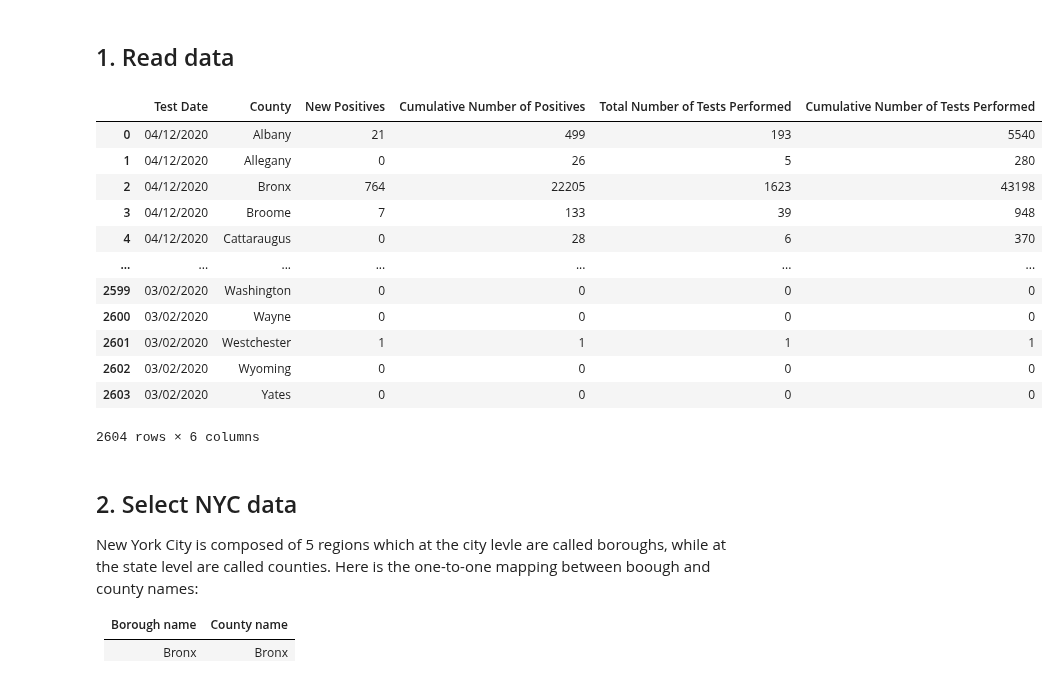
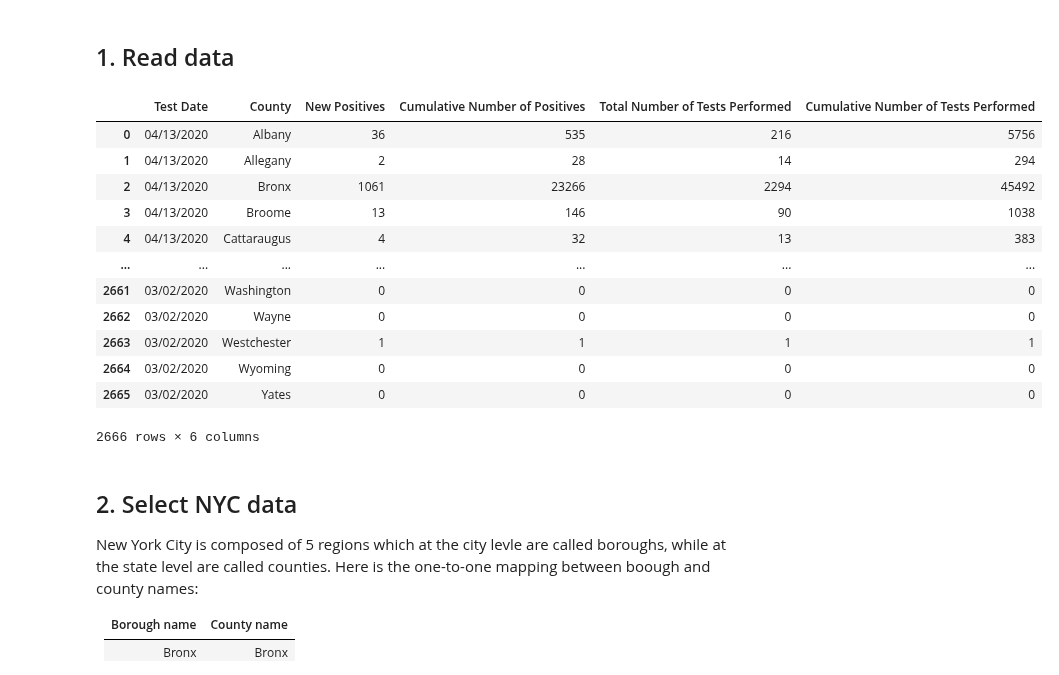
Before and after one commit to carlos-afonso/COVID-19, a Jupyter notebook: notebooks/nyc-covid-19-tests-cases.ipynb, the cells around one changed output. Saved outputs shown, nothing was run; the diff lists cells and outputs as text; code cells hidden in the pictures.

```diff
--- a/notebooks/nyc-covid-19-tests-cases.ipynb
+++ b/notebooks/nyc-covid-19-tests-cases.ipynb
@@ -21,23 +22,25 @@ import pandas as pd
 # %% [markdown]
 ## 1. Read data
 # %%
+source_str = "Sources: Data: health.data.ny.gov - Chart: carlos-afonso.github.io/COVID-19"
+
 file = '../data/ny-health/New_York_State_Statewide_COVID-19_Testing.csv'
 df = pd.read_csv(file)
 df
 # %% [output]
 |  | Test Date | County | New Positives | Cumulative Number of Positives | Total Number of Tests Performed | Cumulative Number of Tests Performed |
-| 0 | 04/12/2020 | Albany | 21 | 499 | 193 | 5540 |
-| 1 | 04/12/2020 | Allegany | 0 | 26 | 5 | 280 |
-| 2 | 04/12/2020 | Bronx | 764 | 22205 | 1623 | 43198 |
-| 3 | 04/12/2020 | Broome | 7 | 133 | 39 | 948 |
-| 4 | 04/12/2020 | Cattaraugus | 0 | 28 | 6 | 370 |
+| 0 | 04/13/2020 | Albany | 36 | 535 | 216 | 5756 |
+| 1 | 04/13/2020 | Allegany | 2 | 28 | 14 | 294 |
+| 2 | 04/13/2020 | Bronx | 1061 | 23266 | 2294 | 45492 |
+| 3 | 04/13/2020 | Broome | 13 | 146 | 90 | 1038 |
+| 4 | 04/13/2020 | Cattaraugus | 4 | 32 | 13 | 383 |
 | ... | ... | ... | ... | ... | ... | ... |
-| 2599 | 03/02/2020 | Washington | 0 | 0 | 0 | 0 |
-| 2600 | 03/02/2020 | Wayne | 0 | 0 | 0 | 0 |
-| 2601 | 03/02/2020 | Westchester | 1 | 1 | 1 | 1 |
-| 2602 | 03/02/2020 | Wyoming | 0 | 0 | 0 | 0 |
-| 2603 | 03/02/2020 | Yates | 0 | 0 | 0 | 0 |
+| 2661 | 03/02/2020 | Washington | 0 | 0 | 0 | 0 |
+| 2662 | 03/02/2020 | Wayne | 0 | 0 | 0 | 0 |
+| 2663 | 03/02/2020 | Westchester | 1 | 1 | 1 | 1 |
+| 2664 | 03/02/2020 | Wyoming | 0 | 0 | 0 | 0 |
+| 2665 | 03/02/2020 | Yates | 0 | 0 | 0 | 0 |
-2604 rows × 6 columns
+2666 rows × 6 columns
 # %% [markdown]
 ## 2. Select NYC data
 
```
Also changed, not shown: parts of 9 cells of this notebook, 10 other files.
